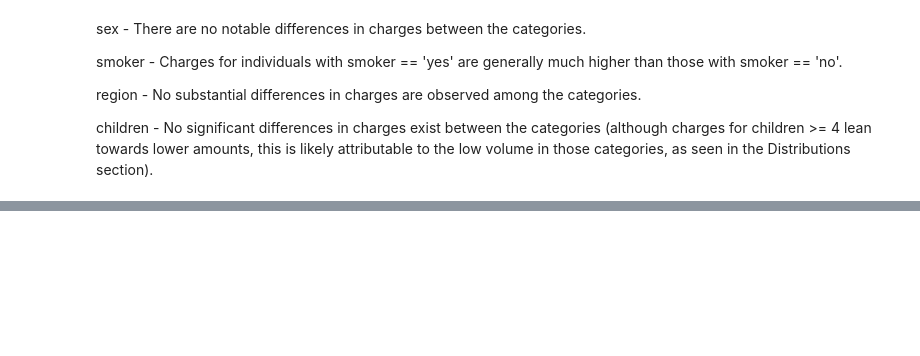
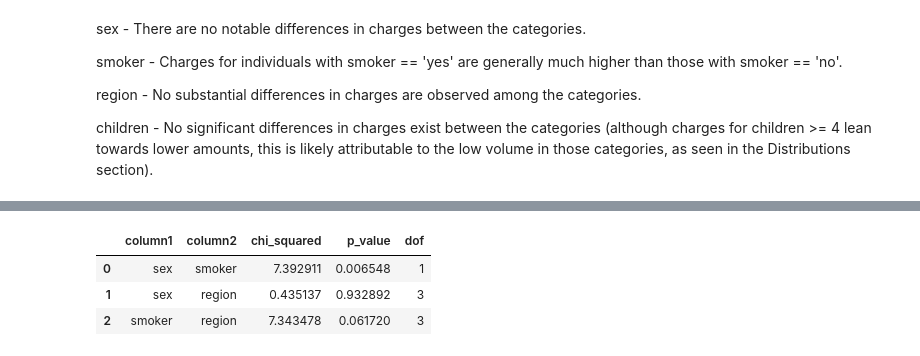
Before and after one commit to ruddysimon/Predictive-Insurance-Premium-Estimation-with-XGBoost, a Jupyter notebook: Insurance_modeling.ipynb, the cells around one changed output, grey strips where cells are left out. Cells and saved outputs as stored; diff of their text form; code cells hidden in the pictures; blank space fills up the shorter version.

```diff
--- a/Insurance_modeling.ipynb
+++ b/Insurance_modeling.ipynb
@@ -272,0 +410,30 @@ children - No significant differences in charges exist between the categories (a
+# %%
+import scipy.stats as stats
+
+def chi2(X, correction=True):
+    col_pairs = list(combinations(X.columns, 2))
+    results_list = []
+    for col1, col2 in col_pairs:
+        contingency = pd.crosstab(
+            X[col1],
+            X[col2]
+        )
+        chi2, p_val, dof, exp_freq = stats.chi2_contingency(
+            contingency.values, correction=correction
+        )
+        results_list.append([col1, col2, chi2, p_val, dof])
+    results = pd.DataFrame(
+        results_list,
+        columns=[
+            'column1', 'column2', 'chi_squared', 'p_value', 'dof'
+        ]
+    )
+    return results
+# %%
+X_chi = chi2(X.select_dtypes(object))
+X_chi
+# %% [output]
+|  | column1 | column2 | chi_squared | p_value | dof |
+| 0 | sex | smoker | 7.392911 | 0.006548 | 1 |
+| 1 | sex | region | 0.435137 | 0.932892 | 3 |
+| 2 | smoker | region | 7.343478 | 0.061720 | 3 |
```
Also changed, not shown: parts of 24 cells of this notebook.
